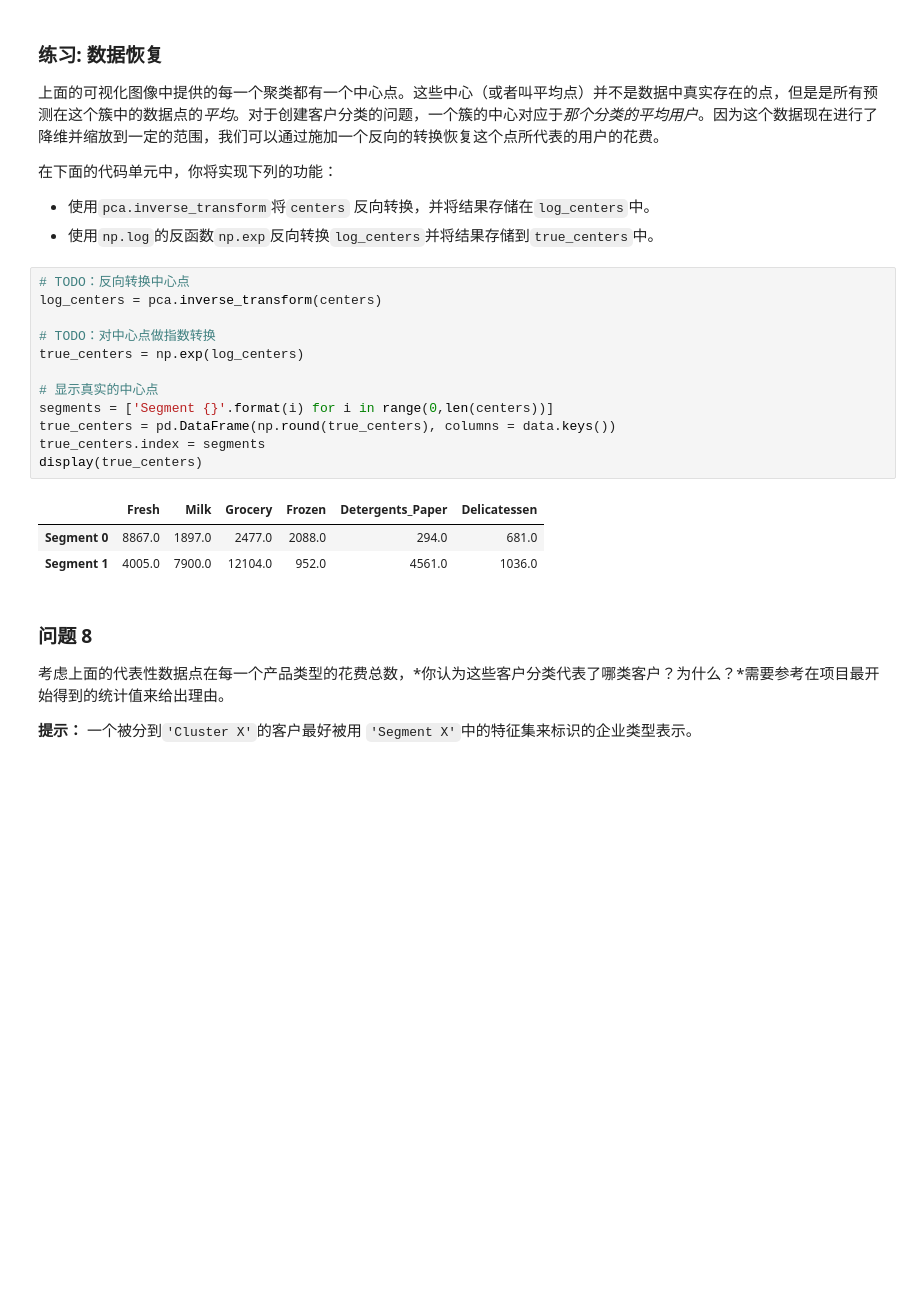
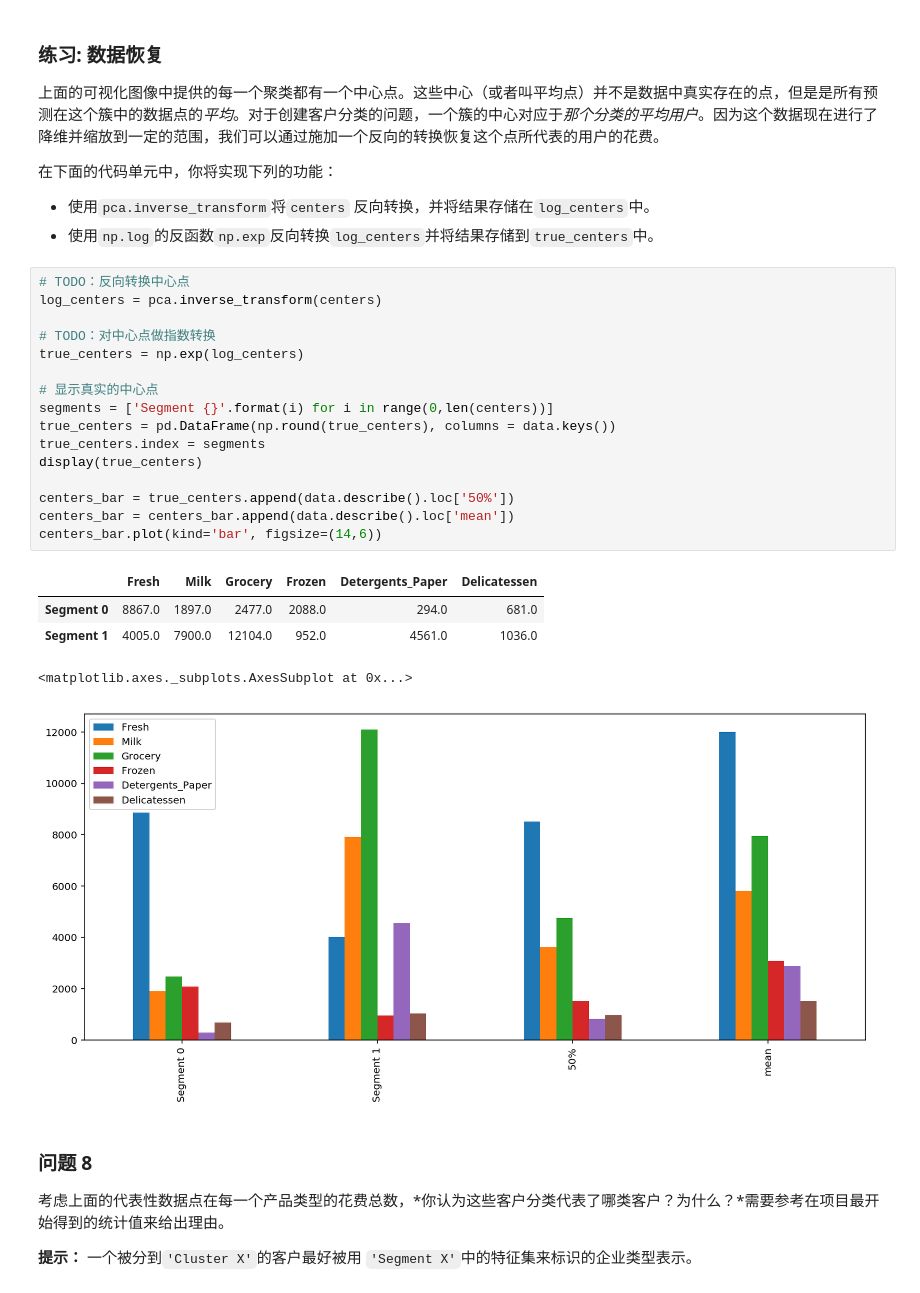
Before and after one commit to ysw1912/creating_customer_segments-master, a Jupyter notebook: customer_segments.ipynb, the cells around one changed output. Cells and saved outputs as stored; diff of their text form; blank space fills up the shorter version.

```diff
--- a/customer_segments.ipynb
+++ b/customer_segments.ipynb
@@ -459,19 +504,25 @@ vs.cluster_results(reduced_data, preds, centers, pca_samples)
 # %%
 # TODO：反向转换中心点
 log_centers = pca.inverse_transform(centers)
 
 # TODO：对中心点做指数转换
 true_centers = np.exp(log_centers)
 
 # 显示真实的中心点
 segments = ['Segment {}'.format(i) for i in range(0,len(centers))]
 true_centers = pd.DataFrame(np.round(true_centers), columns = data.keys())
 true_centers.index = segments
 display(true_centers)
+
+centers_bar = true_centers.append(data.describe().loc['50%'])
+centers_bar = centers_bar.append(data.describe().loc['mean'])
+centers_bar.plot(kind='bar', figsize=(14,6))
 # %% [output]
 |  | Fresh | Milk | Grocery | Frozen | Detergents_Paper | Delicatessen |
 | Segment 0 | 8867.0 | 1897.0 | 2477.0 | 2088.0 | 294.0 | 681.0 |
 | Segment 1 | 4005.0 | 7900.0 | 12104.0 | 952.0 | 4561.0 | 1036.0 |
+<matplotlib.axes._subplots.AxesSubplot at 0x...>
+[figure, added]
 # %% [markdown]
 ### 问题 8
 考虑上面的代表性数据点在每一个产品类型的花费总数，*你认为这些客户分类代表了哪类客户？为什么？*需要参考在项目最开始得到的统计值来给出理由。
```
Also changed, not shown: parts of 20 cells of this notebook, 1 other file.
